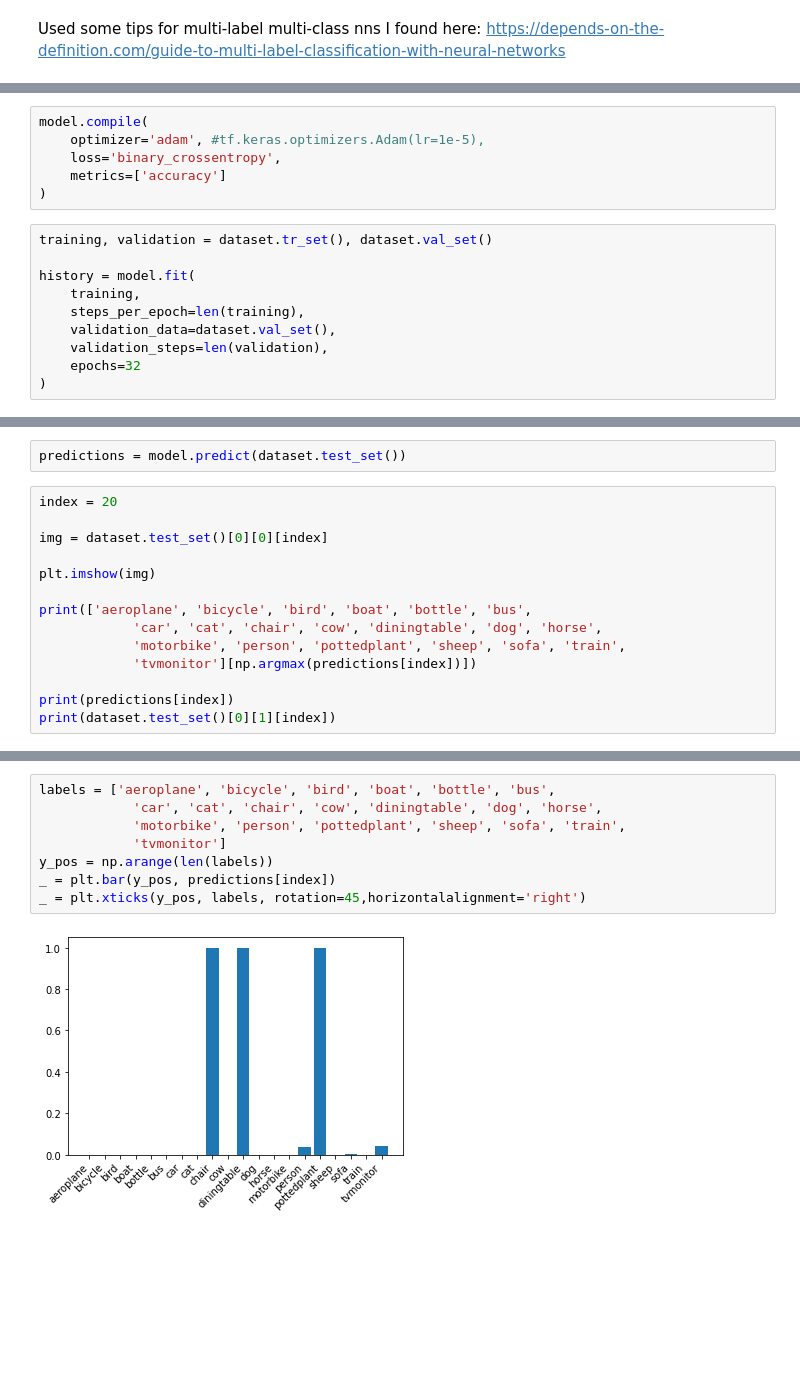
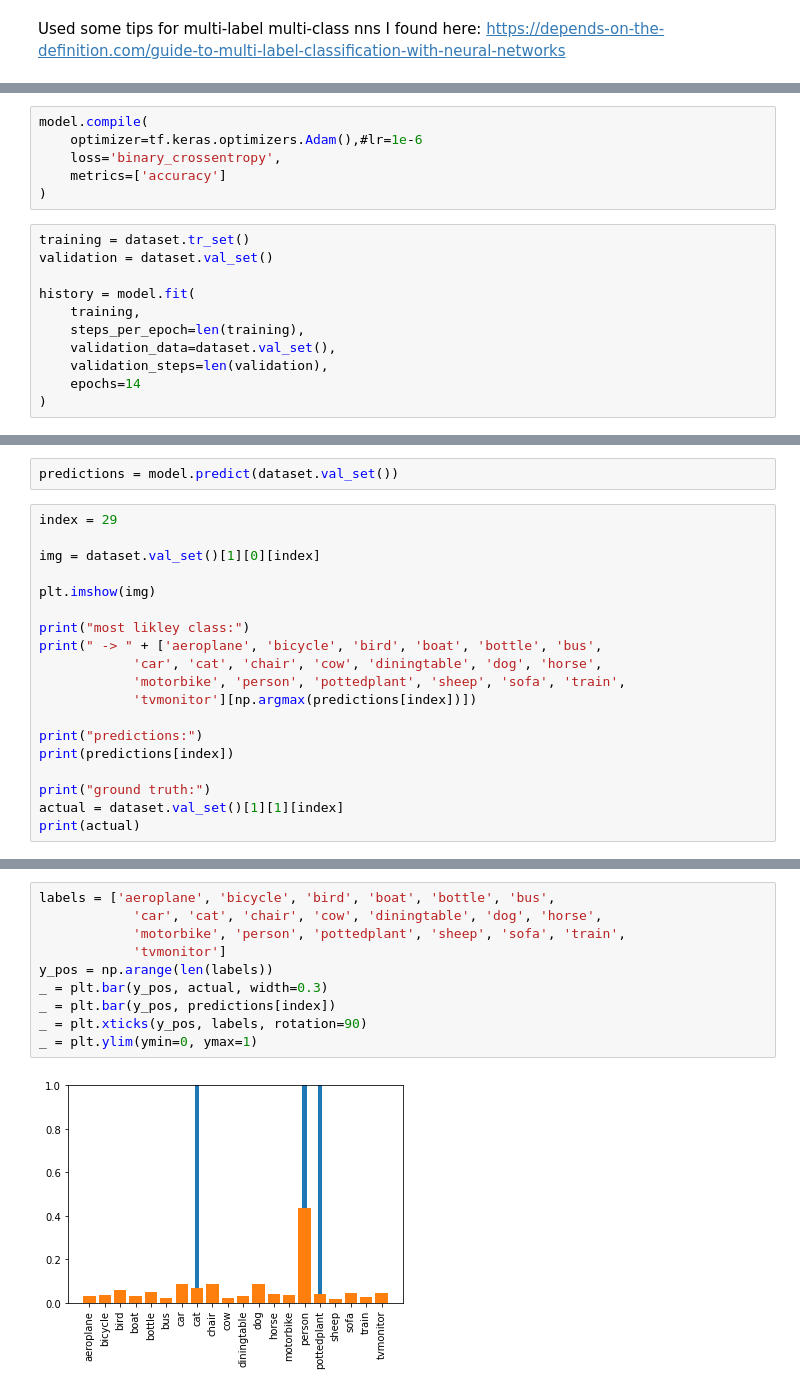
Before and after one commit to angusjf/angusjf, a Jupyter notebook: KUL_CV_FINAL.ipynb, the cells around one changed output, grey strips where cells are left out. Drawn from its saved outputs; the diff is of its cells as text; blank space fills up the shorter version.

Commit message:
Added more augmentations and graphs

```diff
--- a/KUL_CV_FINAL.ipynb
+++ b/KUL_CV_FINAL.ipynb
@@ -377,18 +380,19 @@ model = tf.keras.models.Sequential([
 ])
 # %%
 model.compile(
-    optimizer='adam', #tf.keras.optimizers.Adam(lr=1e-5),
+    optimizer=tf.keras.optimizers.Adam(),#lr=1e-6
     loss='binary_crossentropy',
     metrics=['accuracy']
 )
 # %%
-training, validation = dataset.tr_set(), dataset.val_set()
+training = dataset.tr_set()
+validation = dataset.val_set()
 
 history = model.fit(
     training,
     steps_per_epoch=len(training),
     validation_data=dataset.val_set(),
     validation_steps=len(validation),
-    epochs=32
+    epochs=14
 )
 # %% [output]
@@ -435,17 +424,22 @@ plt.show()
 # %%
-predictions = model.predict(dataset.test_set())
+predictions = model.predict(dataset.val_set())
 # %%
-index = 20
+index = 29
 
-img = dataset.test_set()[0][0][index]
+img = dataset.val_set()[1][0][index]
 
 plt.imshow(img)
 
-print(['aeroplane', 'bicycle', 'bird', 'boat', 'bottle', 'bus',
+print("most likley class:")
+print(" -> " + ['aeroplane', 'bicycle', 'bird', 'boat', 'bottle', 'bus',
             'car', 'cat', 'chair', 'cow', 'diningtable', 'dog', 'horse',
             'motorbike', 'person', 'pottedplant', 'sheep', 'sofa', 'train',
             'tvmonitor'][np.argmax(predictions[index])])
 
+print("predictions:")
 print(predictions[index])
-print(dataset.test_set()[0][1][index])
+
+print("ground truth:")
+actual = dataset.val_set()[1][1][index]
+print(actual)
 # %% [output]
@@ -459,10 +456,12 @@ person
 # %%
 labels = ['aeroplane', 'bicycle', 'bird', 'boat', 'bottle', 'bus',
             'car', 'cat', 'chair', 'cow', 'diningtable', 'dog', 'horse',
             'motorbike', 'person', 'pottedplant', 'sheep', 'sofa', 'train',
             'tvmonitor']
 y_pos = np.arange(len(labels))
+_ = plt.bar(y_pos, actual, width=0.3)
 _ = plt.bar(y_pos, predictions[index])
-_ = plt.xticks(y_pos, labels, rotation=45,horizontalalignment='right')
+_ = plt.xticks(y_pos, labels, rotation=90)
+_ = plt.ylim(ymin=0, ymax=1)
 # %% [output]
-[figure, old version]
+[figure, new version]
```
Also changed, not shown: parts of 7 cells of this notebook.
